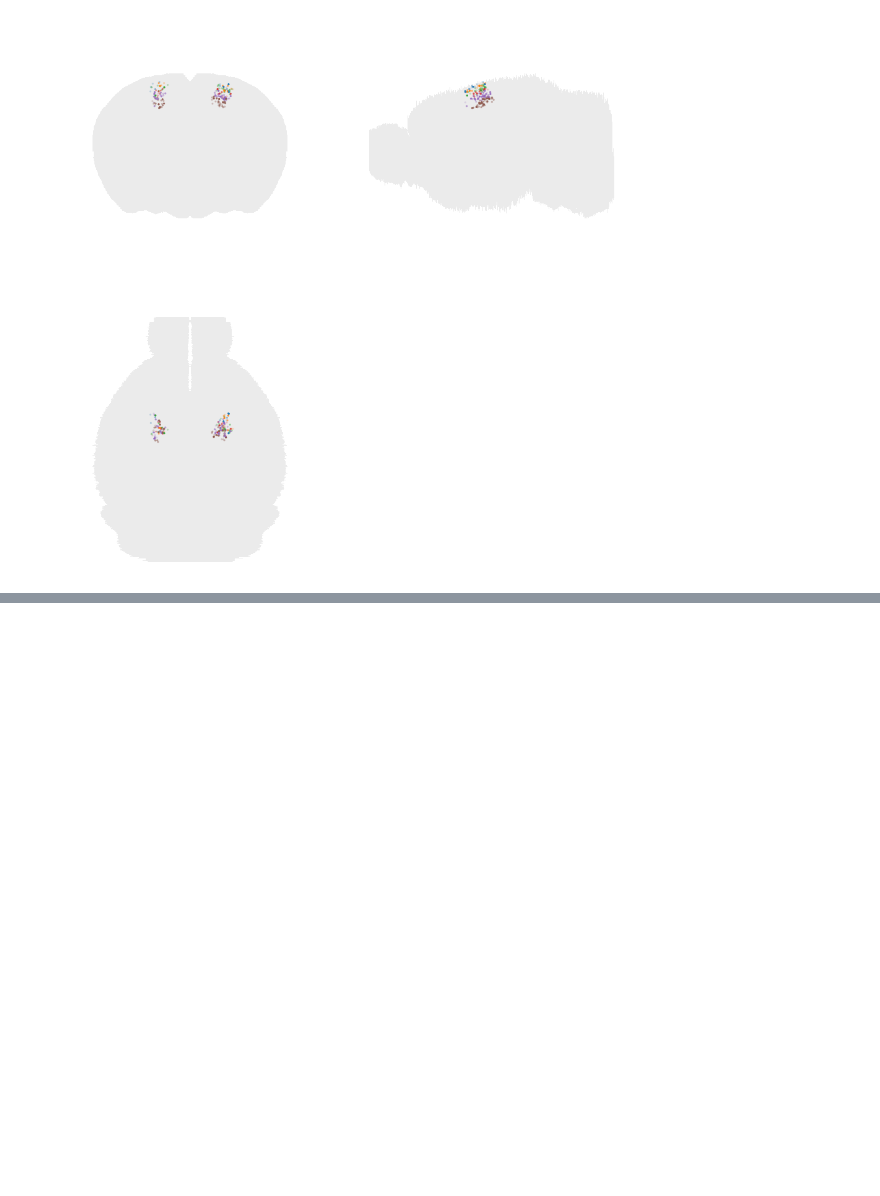
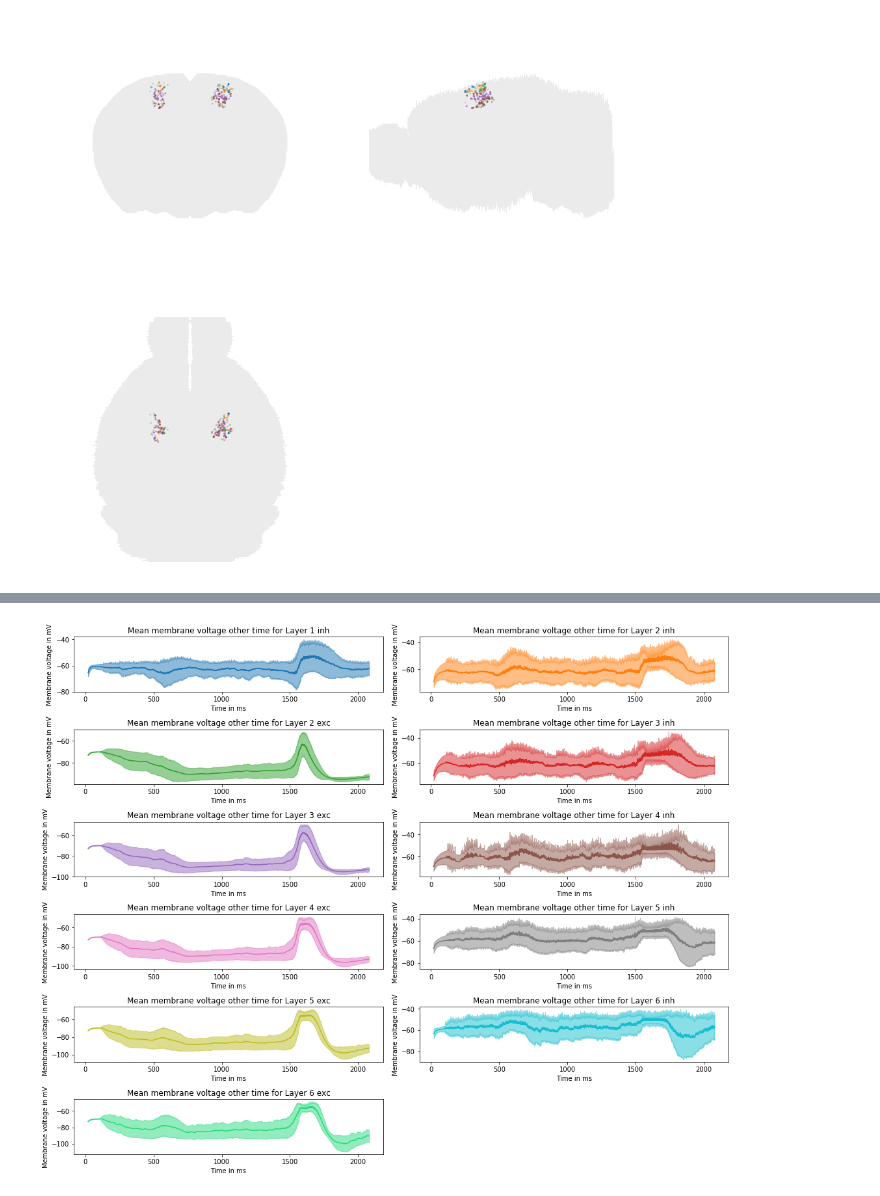
Before and after one commit to iomaganaris/test_standalone, a Jupyter notebook: sim_analysis.ipynb, the cells around one changed output, grey strips where cells are left out. Cells and saved outputs as stored; diff of their text form; code cells hidden in the pictures; blank space fills up the shorter version.

```diff
--- a/sim_analysis.ipynb
+++ b/sim_analysis.ipynb
@@ -435,11 +435,14 @@ sim_res = nest_res
 sim_name = "NEST"
 # sim_name = "Neuron"
 splitter = "layer"
-names = LTN
+with_exc = True
+names = LTNei
 
 filter_ = np.in1d(sim_res['regions'], ids_roi)
 loc_filters = sim_res[splitter][filter_]
 loc_gids = sim_res["senders"][filter_]
+if with_exc:
+    loc_filters=loc_filters*2+isExc[loc_gids]-1
 id_times = np.int64(np.round(sim_res['times'][filter_]/dt))
 loc_potentials = sim_res['potentials'][filter_]
 
@@ -469,33 +472,35 @@ translate_global2local = -np.ones(np.max(translate_local2global)+1, np.int64)
 translate_global2local[translate_local2global] = range(len(translate_local2global))
 
 potentials2D = np.zeros((int(round((time_to-time_from)/dt))+1,len(translate_local2global)), np.float32)
 potentials2D[np.int64(np.round(id_times-time_from/dt)),translate_global2local[loc_gids]] = loc_potentials
 
 potentials2D_filter = potentials2D[:,np.argsort(loc_filters[indexes])]
 gid2color = filter_colors[convert[loc_filters[indexes]]+1][np.argsort(loc_filters[indexes])]
 
 nb_neurons = np.zeros(num_filter)
 ufilt = loc_filters[indexes]
 for i, uf in enumerate(uniq_filter):
     nb_neurons[i] = len(np.where(ufilt==uf)[0])
 counts = np.zeros(num_filter+1)
 counts[1:] = np.cumsum(nb_neurons)
 
 
-fig = plt.figure(figsize=(15, 8*num_filter//6))
+fig = plt.figure(figsize=(15, length_fr))
 length_fr = int(math.ceil(num_filter/2.0))*2
 # Fig 3: Membrane heat plot
 time_interval = np.arange(time_from, time_to+dt/10., dt)
 for i in range(num_filter):
     ax = plt.subplot2grid((length_fr,2), (i//2*2,i%2), rowspan=2)
     mean = np.mean(potentials2D_filter[:, int(counts[i]):int(counts[i+1])], axis=1)
     std = np.std(potentials2D_filter[:, int(counts[i]):int(counts[i+1])], axis=1)
     ax.fill_between(time_interval, mean-std, mean+std, alpha=0.5, color=filter_colors[i+1])
     ax.plot(time_interval, mean, c=filter_colors[i+1])
     ax.set_xlabel('Time in ms')
     ax.set_ylabel('Membrane voltage in mV')
     ax.set_title('Mean membrane voltage other time for '+ names[inv_convert[i]])
 plt.tight_layout()
 plt.savefig(join(SIM_FOLDER, sim_name, splitter,sim_name+"_"+roi_name+"_"+splitter+"_mean_membrane_potentials.png"))
+# %% [output]
+[figure, added]
 # %%
 figure(figsize=(15, 6))
```
Also changed, not shown: parts of 16 cells of this notebook, 1 other file.
